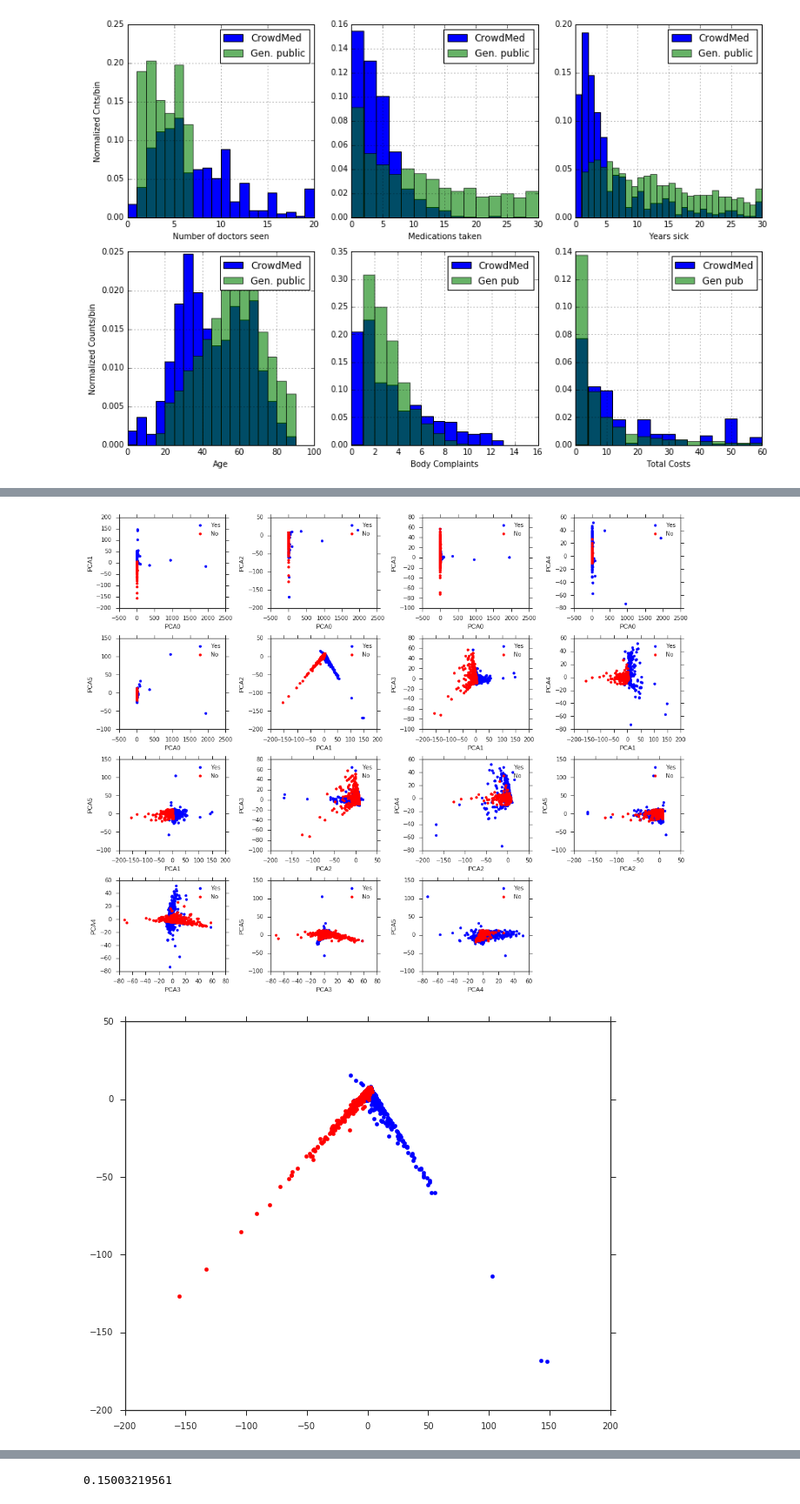
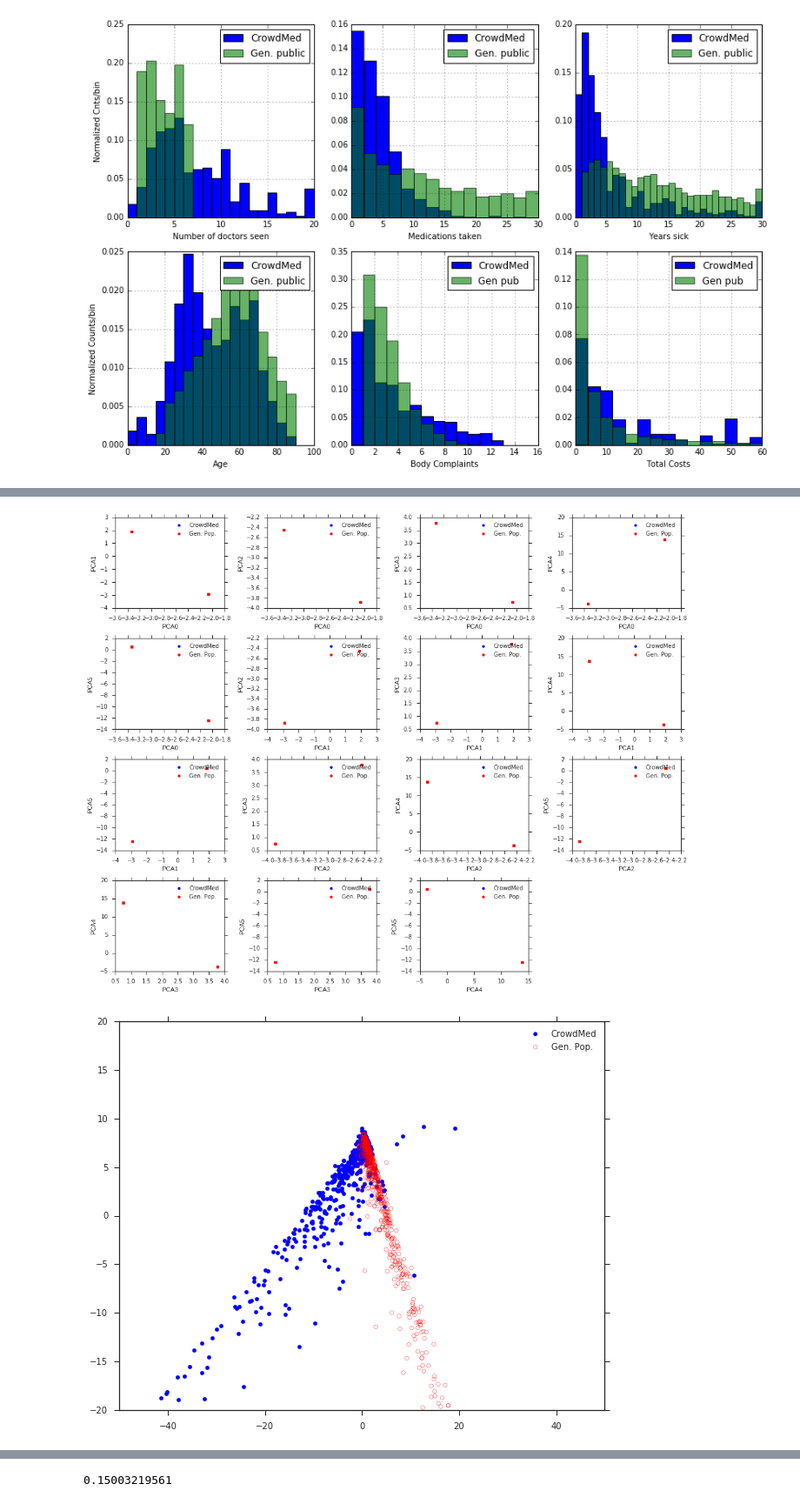
Before and after one commit to mhaytmyr/Insight, a Jupyter notebook: Week4.ipynb, the cells around one changed output, grey strips where cells are left out. Shown: that part at 87% size. Saved outputs shown, nothing was run; the diff lists cells and outputs as text; code cells hidden in the pictures.

```diff
--- a/Week4.ipynb
+++ b/Week4.ipynb
@@ -424,18 +469,19 @@ plt.show()
+# %%
+from sklearn.decomposition import PCA, KernelPCA
+import seaborn as sns; sns.set(style="ticks", color_codes=True)
+from sklearn.preprocessing import StandardScaler
+from sklearn.manifold import locally_linear_embedding
+
+sc = StandardScaler()
+X_std = sc.fit_transform(X)
+
+pca = PCA(n_components=4)
+kernels = ['rbf','linear','polynomial','sigmoid']
+#kpca = KernelPCA(kernel="rbf", fit_inverse_transform=True, gamma=5, n_components=6)
+kpca = KernelPCA(kernel="polynomial", fit_inverse_transform=True, degree=2, coef0=5, gamma=3, n_components=6)
+#kpca = KernelPCA(kernel="sigmoid", fit_inverse_transform=True, coef0=0.01, n_components=6)
+X_pca = kpca.fit_transform(X_std)
 # %%
-from sklearn.decomposition import PCA, KernelPCA
-import seaborn as sns; sns.set(style="ticks", color_codes=True)
-from sklearn.preprocessing import StandardScaler
-from sklearn.manifold import locally_linear_embedding
-
-sc = StandardScaler()
-X_std = sc.fit_transform(X)
-
-pca = PCA(n_components=4)
-kernels = ['rbf','linear','polynomial','sigmoid']
-#kpca = KernelPCA(kernel="rbf", fit_inverse_transform=True, gamma=5, n_components=6)
-kpca = KernelPCA(kernel="polynomial", fit_inverse_transform=True, degree=2, coef0=10, gamma=3, n_components=6)
-#kpca = KernelPCA(kernel="sigmoid", fit_inverse_transform=True, coef0=0.01, n_components=6)
-X_pca = kpca.fit_transform(X_std)
 #X_pca = pca.fit_transform(X_std)
 #X_pca, err = locally_linear_embedding(X_std, n_neighbors=12, n_components=4)
 
@@ -450,8 +496,8 @@ for i in components:
         #subplot = '35'+str(count)
         #print(i,j,count)
         subplot = fig.add_subplot(4,4,count)
-        subplot.scatter(X_pca[y==1,i], X_pca[y==1, j], color='Blue', label='Yes')
-        subplot.scatter(X_pca[y==0,i], X_pca[y==0, j], color='Red', label='No')
+        subplot.scatter(X_pca[y==1,i], X_pca[y==1, j], color='Blue', label='CrowdMed')
+        subplot.scatter(X_pca[y==0,i], X_pca[y==0, j], color='Red', label='Gen. Pop.')
         xLabel,yLabel = 'PCA'+str(i), 'PCA'+str(j)
         subplot.set_xlabel(xLabel)
         subplot.set_ylabel(yLabel)
@@ -460,20 +506,25 @@ for i in components:
 
 plt.tight_layout()
 plt.show()
-fig.savefig('PCA.png')
+#fig.savefig('PCA.png')
 # %% [output]
-[figure, old version]
+[figure, new version]
 # %%
+
 fig = plt.figure(figsize=(10,8))
 #subplot = fig.add_subplot(4,4,count)
-plt.scatter(X_pca[y==1,1], X_pca[y==1, 2], color='Blue', label='Yes')
-plt.scatter(X_pca[y==0,1], X_pca[y==0, 2], color='Red', label='No')
+plt.scatter(X_pca[y==1,1], X_pca[y==1, 2], color='Blue', label='CrowdMed')
+plt.scatter(X_pca[y==0,1], X_pca[y==0, 2], color='Red', facecolors='None',label='Gen. Pop.')
 xLabel,yLabel = 'PCA'+str(i), 'PCA'+str(j)
+# set axes range
+plt.xlim(-50, 50)
+plt.ylim(-20, 20)
 #subplot.set_xlabel(xLabel)
 #subplot.set_ylabel(yLabel)
+plt.legend()
 plt.show()
 # %% [output]
-[figure, old version]
+[figure, new version]
 # %%
 #start trining
 from sklearn.cross_validation import train_test_split
```
Also changed, not shown: parts of 13 cells of this notebook.
